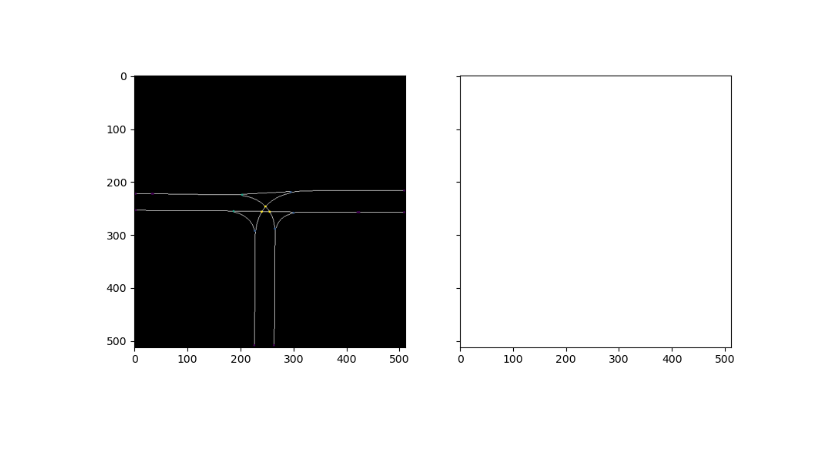
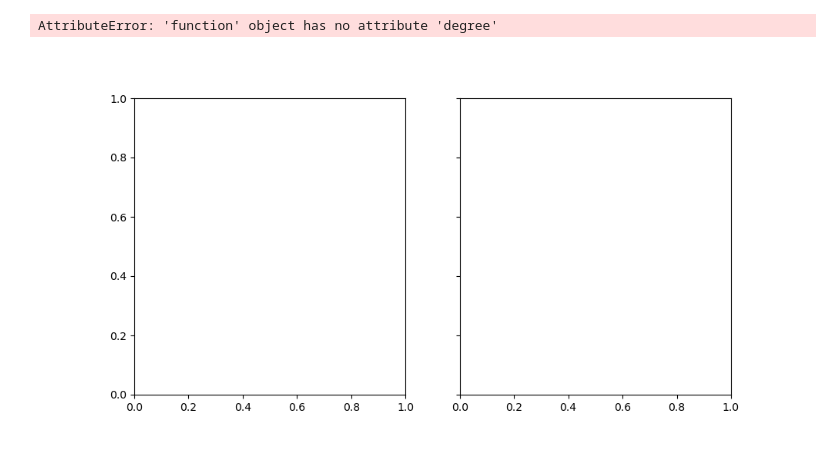
Before and after one commit to Excitablecell/extract-raster-network, a Jupyter notebook: extract_lanes.ipynb, the cells around one changed output. Saved outputs shown, nothing was run; the diff lists cells and outputs as text; code cells hidden in the pictures.

Commit message:
feat: adding connect edges

```diff
--- a/extract_lanes.ipynb
+++ b/extract_lanes.ipynb
@@ -44,46 +44,60 @@ Extracted street network:
 # %%
-def plot_graph(graph: nx.Graph) -> None:
-    fig, axes = plt.subplots(1, 2, figsize=(10, 5), sharex=True, sharey=True)
-    axes = axes.ravel()
+# def generate_frenet_frame(centerline_pts: np.ndarray):
+def generate_frenet_frame(xs: np.ndarray, ys: np.ndarray):
+    cubic_spline = CubicSpline2D(xs, ys)
+    s = np.arange(0, cubic_spline.s[-1], 1)
+    ref_xy = [cubic_spline.calc_position(i_s) for i_s in s]
+    ref_yaw = [cubic_spline.calc_yaw(i_s) for i_s in s]
+    ref_rk = [cubic_spline.calc_curvature(i_s) for i_s in s]
+    return cubic_spline, np.column_stack((ref_xy, ref_yaw, ref_rk))
 
+def connect_edges(graph: nx.Graph) -> nx.Graph:
     # nodes = np.array(graph.nodes(), dtype=float)
-
-    # c = np.random.randint(1, 5, size=nodes.shape[0])
-    # s = np.random.randint(10, 220, size=N)
-
     # nodes_deadend = []
     # nodes_transit = []
     # nodes_branch = []
     # nodes_intersect = []
     # for (node, degree) in graph.degree():
     #     if degree == 1:
     #         nodes_deadend.append(node)
     #     elif degree == 2:
     #         nodes_transit.append(node)
     #     elif degree % 2 == 1:
     #         nodes_branch.append(node)
     #     elif degree % 2 == 0:
     #         nodes_intersect.append(node)
 
+    for (node, degree) in graph.degree():
+        if degree == 2:
+            edges = graph.edges(node)
+            e1 = edges[0]
+            e2 = edges[1]
+            print(e1)
+            print(e2)
+
+    return graph
+
+def plot_graph(graph: nx.Graph) -> None:
+    fig, axes = plt.subplots(1, 2, figsize=(10, 5), sharex=True, sharey=True)
+    axes = axes.ravel()
+
+    graph = connect_edges(connect_edges)
+
     nodes = np.array([node for (node, val) in graph.degree()], dtype=float)
     degrees = np.array([val for (node, val) in graph.degree()], dtype=float)
 
-    # for (node, degree) in graph.degree():
-    #     print(f'node {node}')
-    #     print(f'degree {degree}')
-
     axes[0].imshow(skel, cmap='gray')
-    # axes[0].scatter(nodes[:, 1], nodes[:, 0], c='r', s=1)
     axes[0].scatter(nodes[:, 1], nodes[:, 0], c=degrees, s=1)
 
     axes[0].set_aspect('equal')
     axes[1].set_aspect('equal')
 
     plt.show()
 
     return
 
 plot_graph(graph)
 # %% [output]
+AttributeError: 'function' object has no attribute 'degree'
-[figure, old version]
+[figure, new version]
 # %%
```
Also changed, not shown: parts of 3 cells of this notebook, 1 other file.
